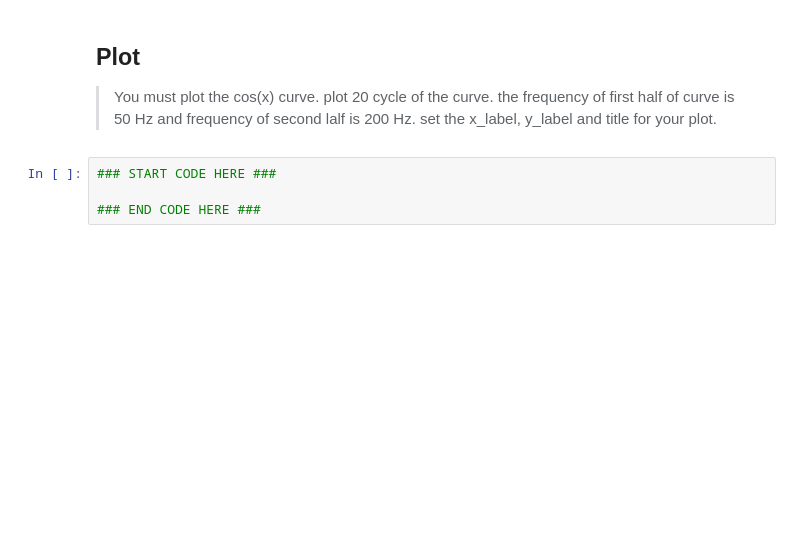
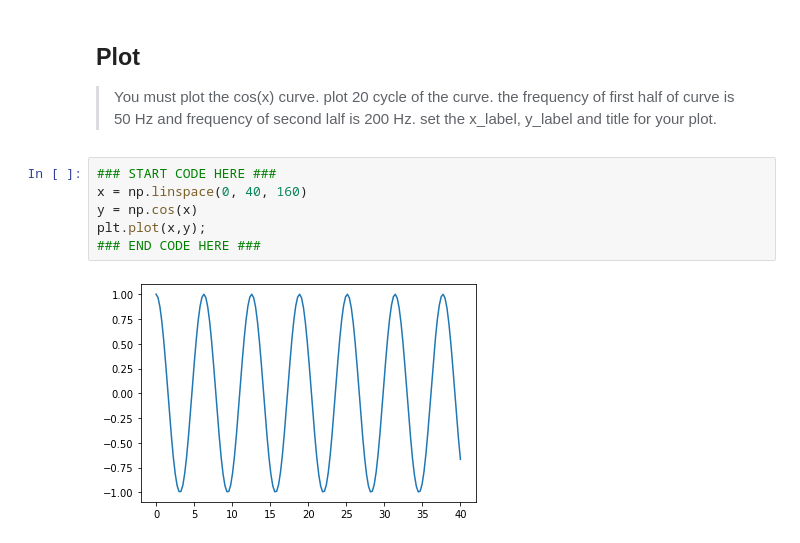
Before and after one commit to shahryar-karimi/python_start, a Jupyter notebook: IML_CWH1_Q2.ipynb, the cells around one changed output. Drawn from its saved outputs; the diff is of its cells as text; blank space fills up the shorter version.

```diff
--- a/IML_CWH1_Q2.ipynb
+++ b/IML_CWH1_Q2.ipynb
@@ -215,5 +261,9 @@ Is there any meaningful relation between these features?
 > set the x_label, y_label and title for your plot.
 # %%
 ### START CODE HERE ###
-
+x = np.linspace(0, 40, 160)
+y = np.cos(x)
+plt.plot(x,y);
 ### END CODE HERE ###
+# %% [output]
+[figure, added]
```
Also changed, not shown: parts of 13 cells of this notebook.
